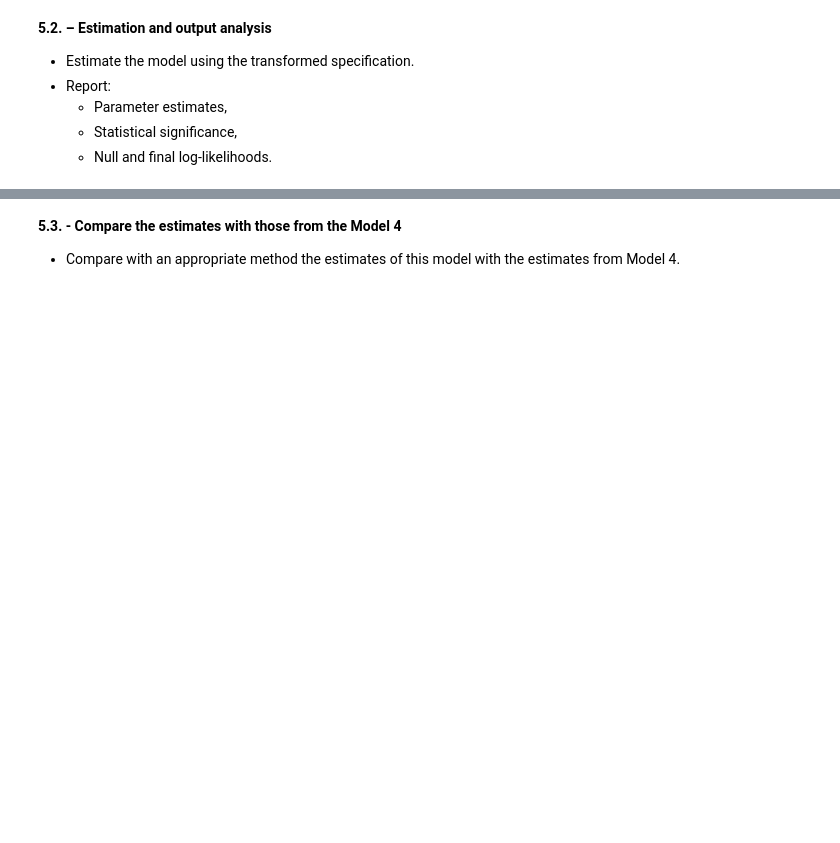
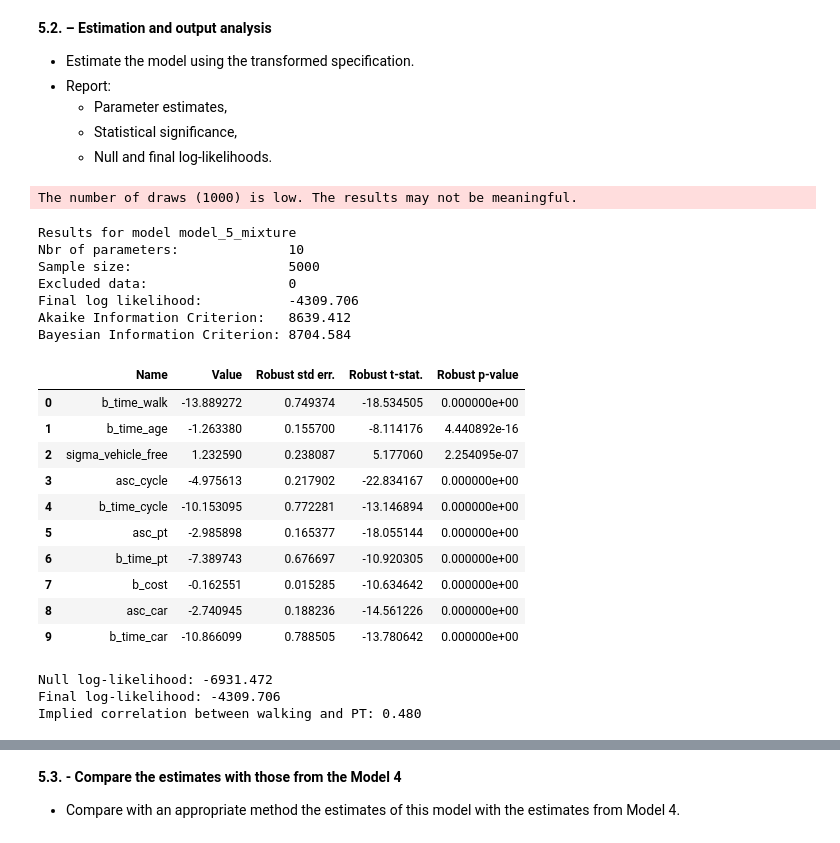
Before and after one commit to PabloSarro/london-mode-choice, a Jupyter notebook: src/assignment.ipynb, the cells around one changed output, grey strips where cells are left out. Cells and saved outputs as stored; diff of their text form; code cells hidden in the pictures; blank space fills up the shorter version.

Commit message:
Add Model 5: error component mixture for walking and PT

```diff
--- a/src/assignment.ipynb
+++ b/src/assignment.ipynb
@@ -939,0 +950,53 @@ Using the best model from Model 3 as a starting point, propose a **mixture model
+# %%
+# Model 5: Model 3a + one error component shared by walking and public transport.
+sigma_vehicle_free = Beta('sigma_vehicle_free', 1, None, None, 0)
+xi_vehicle_free = Draws('xi_vehicle_free', 'NORMAL_MLHS_ANTI')
+
+V_5 = {
+    1: V_3a[1] + sigma_vehicle_free * xi_vehicle_free,
+    2: V_3a[2],
+    3: V_3a[3] + sigma_vehicle_free * xi_vehicle_free,
+    4: V_3a[4]
+}
+
+# Simulated log-likelihood: average the logit probability of the chosen mode over the draws.
+logprob_5 = log(MonteCarlo(logit(V_5, availability, travel_mode)))
+
+# 'automatic' lets Biogeme compute the Hessian in blocks if it does not fit in memory.
+biogeme_5 = bio.BIOGEME(database, logprob_5, number_of_draws=1000, seed=1, analytical_hessian_mode='automatic',
+                        generate_html=False, generate_yaml=False, save_iterations=False)
+biogeme_5.model_name = 'model_5_mixture'
+biogeme_5.change_init_values(results_3a.get_beta_values())
+results_5 = biogeme_5.estimate()
+
+print(results_5.short_summary())
+parameters_5 = get_pandas_estimated_parameters(estimation_results=results_5)['Estimated parameters']
+display(parameters_5)
+print(f'Null log-likelihood: {L0:.3f}')
+print(f'Final log-likelihood: {results_5.final_loglikelihood:.3f}')
+
+variance_xi = results_5.get_beta_values()['sigma_vehicle_free'] ** 2
+print(f'Implied correlation between walking and PT: {variance_xi / (variance_xi + np.pi ** 2 / 6):.3f}')
+# %% [output]
+The number of draws (1000) is low. The results may not be meaningful.
+Results for model model_5_mixture
+Nbr of parameters:              10
+Sample size:                    5000
+Excluded data:                  0
+Final log likelihood:           -4309.706
+Akaike Information Criterion:   8639.412
+Bayesian Information Criterion: 8704.584
+|  | Name | Value | Robust std err. | Robust t-stat. | Robust p-value |
+| 0 | b_time_walk | -13.889272 | 0.749374 | -18.534505 | 0.000000e+00 |
+| 1 | b_time_age | -1.263380 | 0.155700 | -8.114176 | 4.440892e-16 |
+| 2 | sigma_vehicle_free | 1.232590 | 0.238087 | 5.177060 | 2.254095e-07 |
+| 3 | asc_cycle | -4.975613 | 0.217902 | -22.834167 | 0.000000e+00 |
+| 4 | b_time_cycle | -10.153095 | 0.772281 | -13.146894 | 0.000000e+00 |
+| 5 | asc_pt | -2.985898 | 0.165377 | -18.055144 | 0.000000e+00 |
+| 6 | b_time_pt | -7.389743 | 0.676697 | -10.920305 | 0.000000e+00 |
+| 7 | b_cost | -0.162551 | 0.015285 | -10.634642 | 0.000000e+00 |
+| 8 | asc_car | -2.740945 | 0.188236 | -14.561226 | 0.000000e+00 |
+| 9 | b_time_car | -10.866099 | 0.788505 | -13.780642 | 0.000000e+00 |
+Null log-likelihood: -6931.472
+Final log-likelihood: -4309.706
+Implied correlation between walking and PT: 0.480
```
Also changed, not shown: parts of 6 cells of this notebook.
